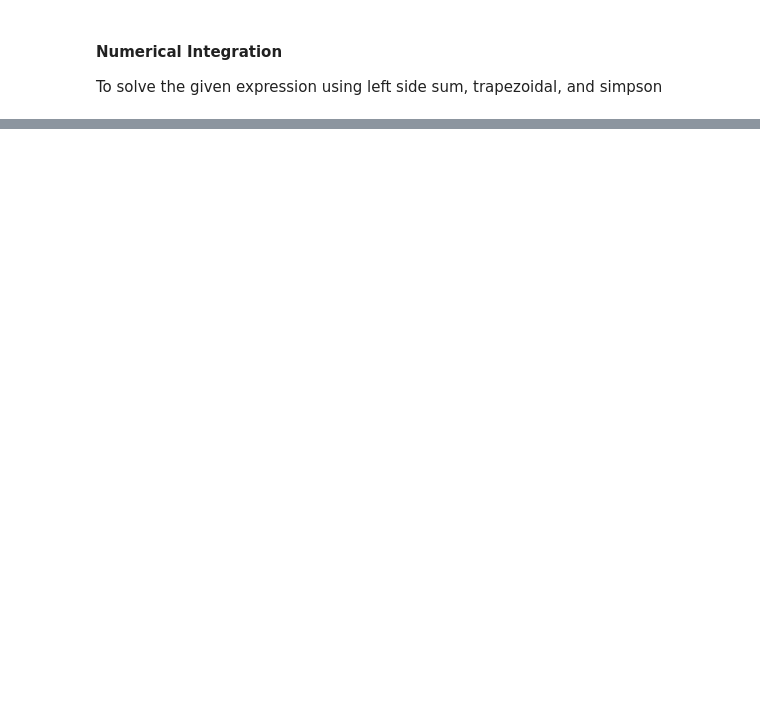
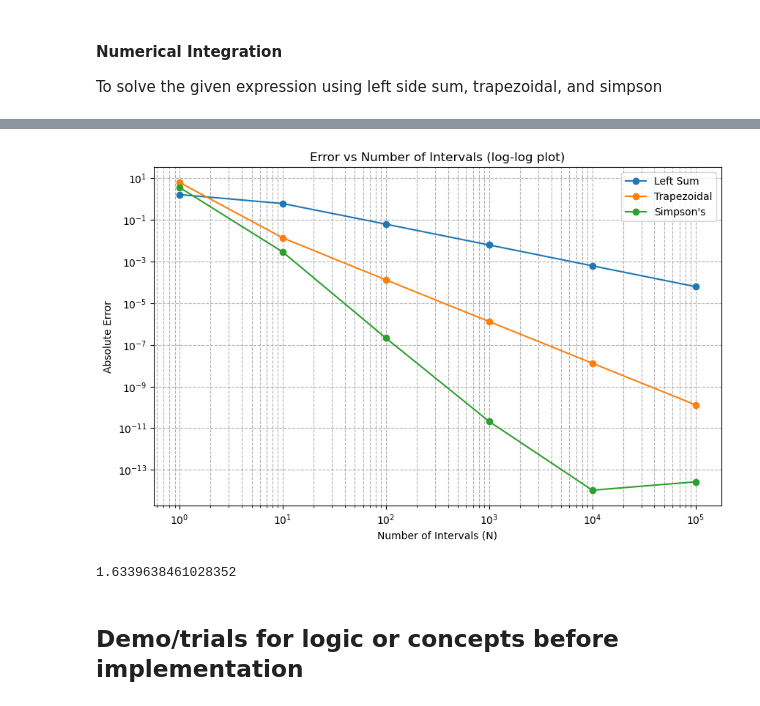
Before and after one commit to SoumyajeetMazumdar/CQMPP, a Jupyter notebook: #2/part2_1.ipynb, the cells around one changed output, grey strips where cells are left out. Saved outputs shown, nothing was run; the diff lists cells and outputs as text; code cells hidden in the pictures; blank space fills up the shorter version.

```diff
--- a/#2/part2_1.ipynb
+++ b/#2/part2_1.ipynb
@@ -48,0 +135,4 @@ Direct Integration using SciPy: 1.6339648461028353
+# %%
+# displaying the dataframe containing errors
+absolute_errorsDF = pd.DataFrame(absolute_errors, columns=cols)
+absolute_errorsDF
@@ -48,0 +147,16 @@ Direct Integration using SciPy: 1.6339648461028353
+# %%
+plt.figure(figsize=(10, 6))
+plt.loglog(absolute_errorsDF["N"], absolute_errorsDF["Left Sum"], label="Left Sum", marker='o')
+plt.loglog(absolute_errorsDF["N"], absolute_errorsDF["Trapezoidal"], label="Trapezoidal", marker='o')
+plt.loglog(absolute_errorsDF["N"], absolute_errorsDF["Simpson's"], label="Simpson's", marker='o')
+plt.xlabel("Number of Intervals (N)")
+plt.ylabel("Absolute Error")
+plt.title("Error vs Number of Intervals (log-log plot)")
+plt.legend()
+plt.grid(True, which="both", linestyle="--")
+plt.show()
+# %% [output]
+[figure, added]
+1.6339638461028352
+# %% [markdown]
+## Demo/trials for logic or concepts before implementation
```
Also changed, not shown: parts of 17 cells of this notebook, 12 other files.
